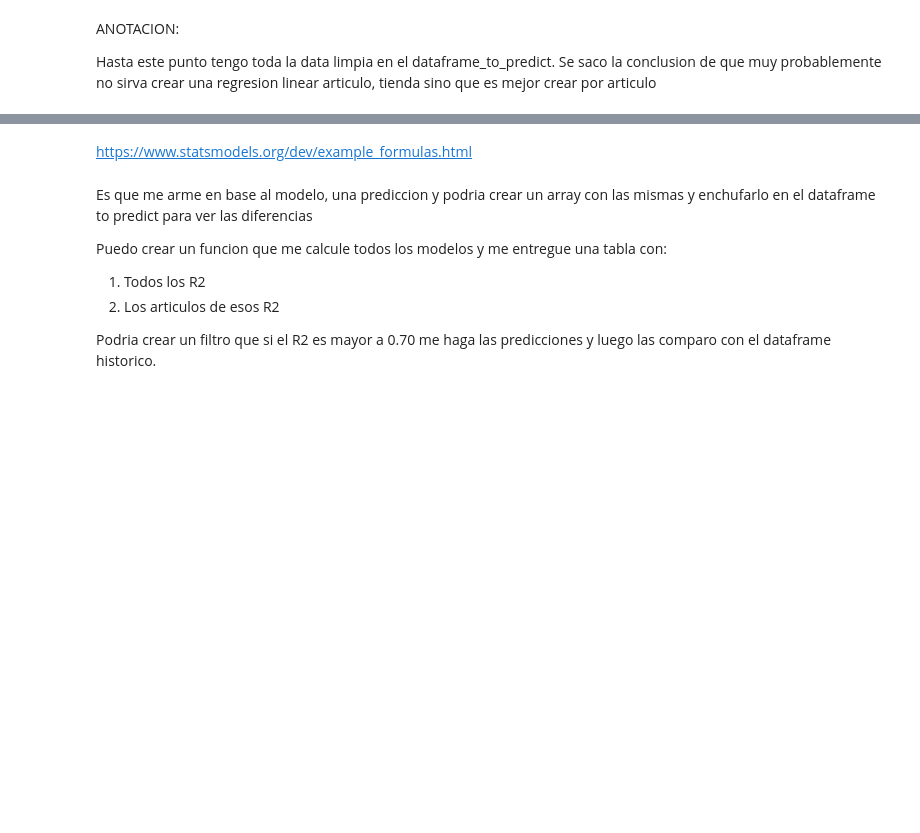
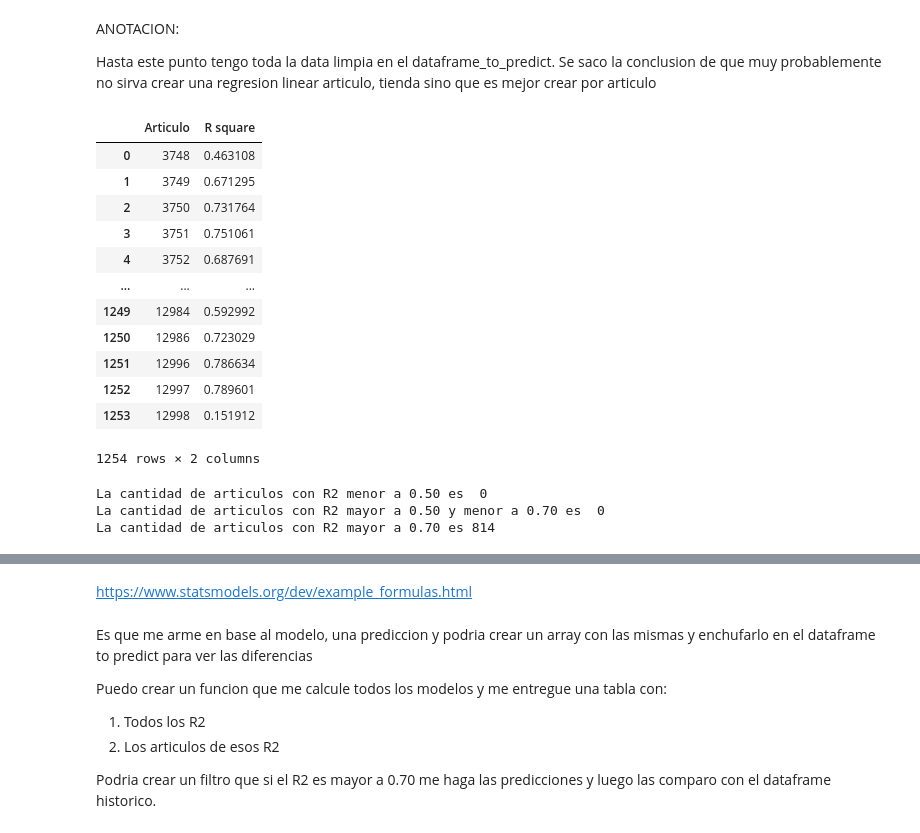
Before and after one commit to ivanachen1/LinearRegression, a Jupyter notebook: Linear_Reggresion_AutoIndustries.ipynb, the cells around one changed output, grey strips where cells are left out. Drawn from its saved outputs; the diff is of its cells as text; code cells hidden in the pictures; blank space fills up the shorter version.

```diff
--- a/Linear_Reggresion_AutoIndustries.ipynb
+++ b/Linear_Reggresion_AutoIndustries.ipynb
@@ -189,16 +344,30 @@ import statsmodels.api as sm
 import numpy as np
 # voy a trabajar con un solo articulo y luego lo replico a los demas
 # %%
-data = predecir(dataframe_to_predict,lista_articulos)
+data = aux.predecir(dataframe_to_predict,productos_vendidos)
 data
+# %% [output]
+|  | Articulo | R square |
+| 0 | 3748 | 0.463108 |
+| 1 | 3749 | 0.671295 |
+| 2 | 3750 | 0.731764 |
+| 3 | 3751 | 0.751061 |
+| 4 | 3752 | 0.687691 |
+| ... | ... | ... |
+| 1249 | 12984 | 0.592992 |
+| 1250 | 12986 | 0.723029 |
+| 1251 | 12996 | 0.786634 |
+| 1252 | 12997 | 0.789601 |
+| 1253 | 12998 | 0.151912 |
+1254 rows × 2 columns
 # %%
 R2_menor_50 = 0
 R2_beetween_5070 = 0
 R2_more_70 = 0
 for row in data.itertuples():
-  if row[2] > 0 and row[2] <= 0.50:
+  if row[2] >= 0 and row[2] < 0.50:
     R2_menor_50 += 1
-  elif row[2] > 0.50 and row[2] <= 0.70:
+  elif row[2] >= 0.50 and row[2] < 0.70:
     R2_beetween_5070 += 1
   else:
     R2_more_70 += 1
@@ -206,3 +375,7 @@ for row in data.itertuples():
 print("La cantidad de articulos con R2 menor a 0.50 es ",R2_menor_50)
 print("La cantidad de articulos con R2 mayor a 0.50 y menor a 0.70 es ",R2_beetween_5070)
 print("La cantidad de articulos con R2 mayor a 0.70 es",R2_more_70)
+# %% [output]
+La cantidad de articulos con R2 menor a 0.50 es  0
+La cantidad de articulos con R2 mayor a 0.50 y menor a 0.70 es  0
+La cantidad de articulos con R2 mayor a 0.70 es 814
```
Also changed, not shown: parts of 22 cells of this notebook.
